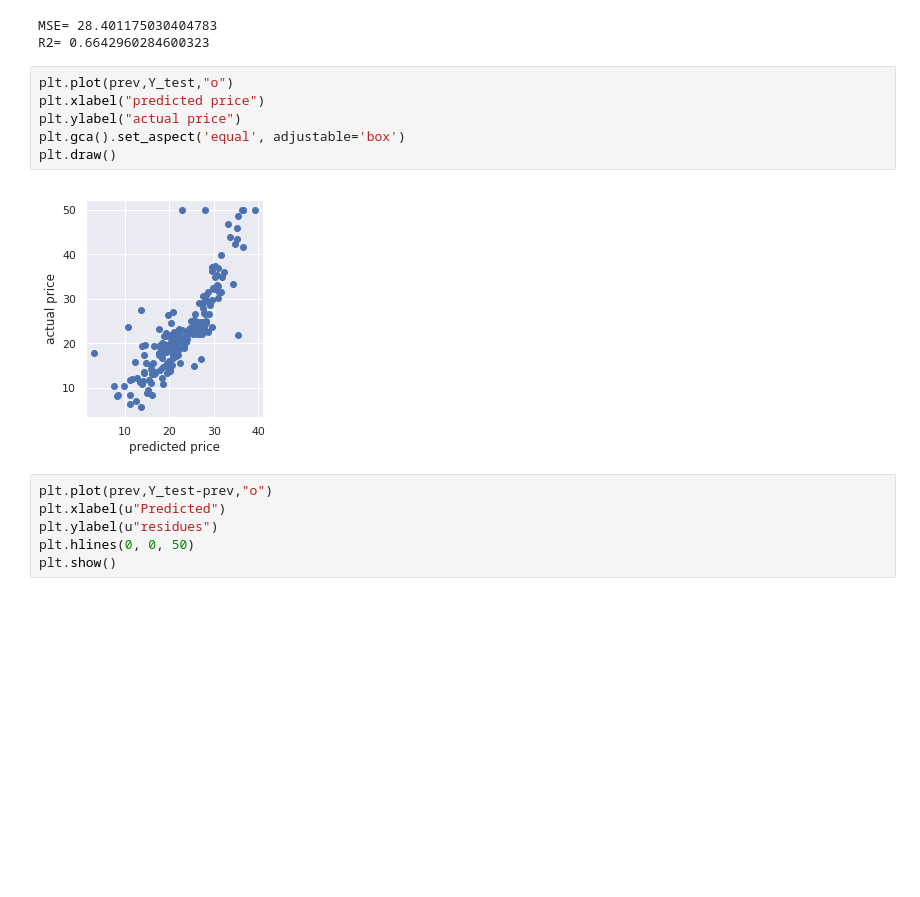
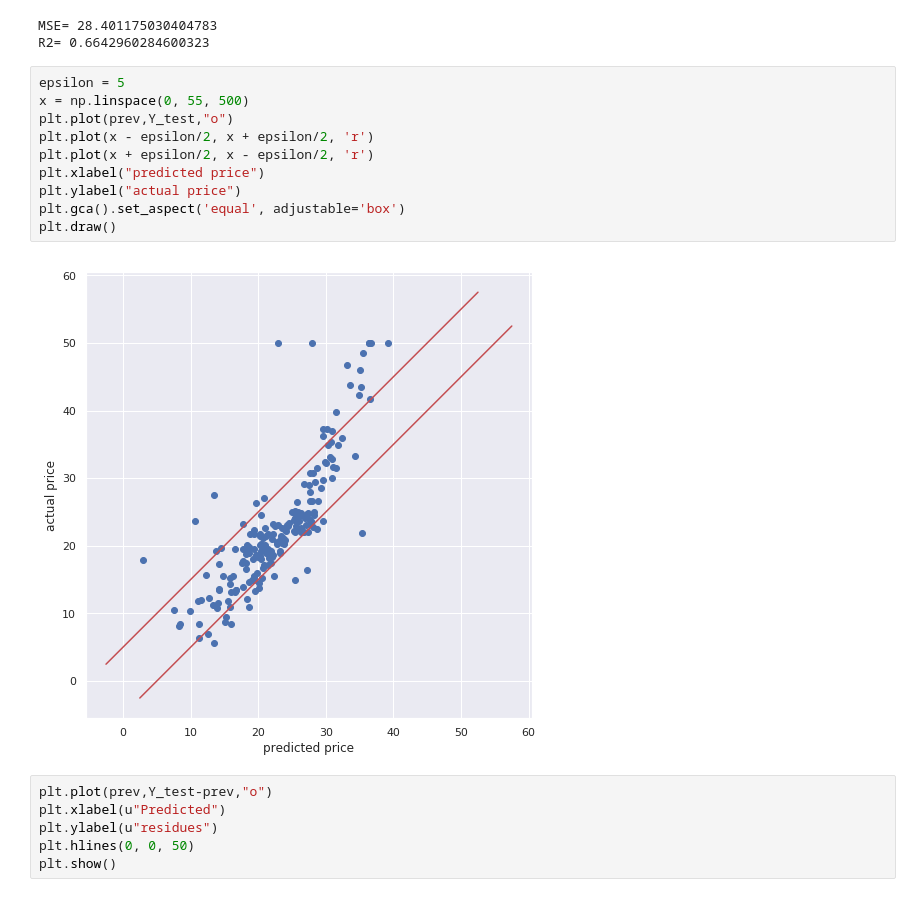
Before and after one commit to Guerouan/machine-learning, a Jupyter notebook: Predicting_Boston's_expenses_ws.ipynb, the cells around one changed output. Drawn from its saved outputs; the diff is of its cells as text; blank space fills up the shorter version.

```diff
--- a/Predicting_Boston's_expenses_ws.ipynb
+++ b/Predicting_Boston's_expenses_ws.ipynb
@@ -265,13 +282,17 @@ print("R2=", r2_score(Y_test, prev))
 MSE= 28.401175030404783
 R2= 0.6642960284600323
 # %%
+epsilon = 5
+x = np.linspace(0, 55, 500)
 plt.plot(prev,Y_test,"o")
+plt.plot(x - epsilon/2, x + epsilon/2, 'r')
+plt.plot(x + epsilon/2, x - epsilon/2, 'r')
 plt.xlabel("predicted price")
 plt.ylabel("actual price")
 plt.gca().set_aspect('equal', adjustable='box')
 plt.draw()
 # %% [output]
-[figure, old version]
+[figure, new version]
 # %%
 plt.plot(prev,Y_test-prev,"o")
 plt.xlabel(u"Predicted")
```
Also changed, not shown: parts of 38 cells of this notebook.
